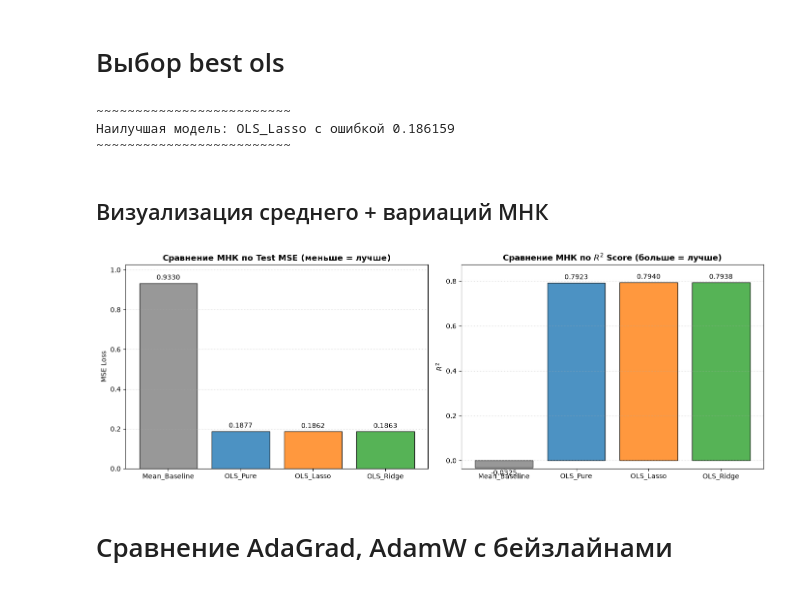
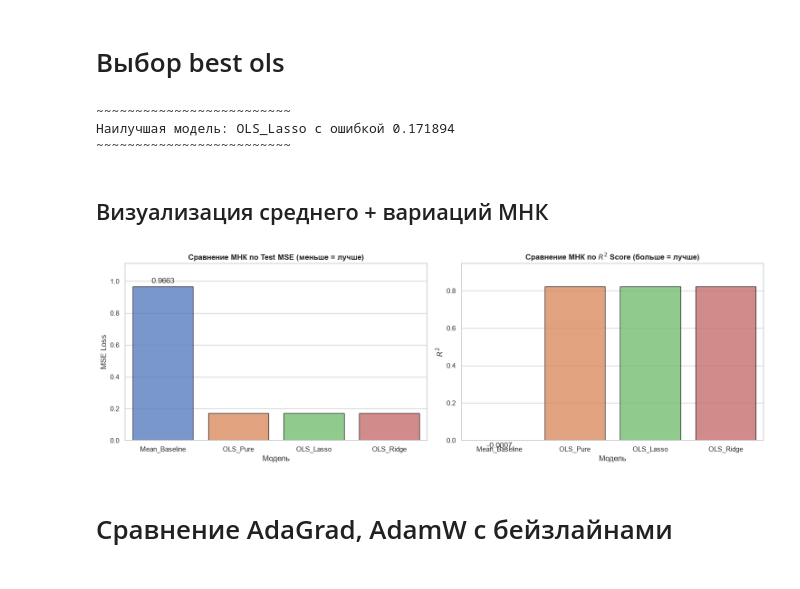
Before and after one commit to Roman1R/Various_Linear_Regression_Factors, a Jupyter notebook: Adagrad_AdamW_Optimizer/ResearchFinal01.ipynb, the cells around one changed output. Cells and saved outputs as stored; diff of their text form; code cells hidden in the pictures.

Commit message:
исправлены графики, добавлено больше сравнительных графиков

```diff
--- a/Adagrad_AdamW_Optimizer/ResearchFinal01.ipynb
+++ b/Adagrad_AdamW_Optimizer/ResearchFinal01.ipynb
@@ -34,9 +35,9 @@ import matplotlib.pyplot as plt
 # %%
 CONFIG = {
-    "EPOCHS": 200,                         # Количество эпох обучения
-    "BATCH_SIZE": 64,                      # Размер мини-батча
-    "LEARNING_RATES": [0.01, 0.05, 0.1],   # Список темпов обучения (lr)
-    "LAMBDAS": [0.0001, 0.001, 0.01, 0.1], # Падает до 0, если reg == None
+    "EPOCHS": 200,
+    "BATCH_SIZE": 64,
+    "LEARNING_RATES": [0.001, 0.01, 0.05, 0.1],
+    "LAMBDAS": [], # Падает до 0, если reg == None
     "REG_TYPES": ["L1", "L2", "None"],
     "OPTIMIZERS": ["AdaGrad", "AdamW"],
     "SEED": 67,
@@ -416,7 +500,6 @@ def evaluate_model_all_scales(y_pred_scaled, num_features, zeroed_count):
         "Sparsity": (zeroed_count / num_features) * 100,
         "preds_orig": y_pred_original
     }
-
 
 # подгонка истинных значений
 y_test_scaled_flat = y_test_scaled.flatten()
@@ -461,44 +544,41 @@ for lmbda in CONFIG["LAMBDAS"]:
 ols_metrics["OLS_Ridge"] = evaluate_model_all_scales(best_ridge_pred, p_features, 0)
 
 # выбор лучшей модели по логарифмическому MSE
-models_keys = ols_metrics.keys()
+models_keys = [k for k in ols_metrics.keys() if k != "Mean_Baseline"]
 best_ols_model = min(models_keys, key=lambda m: ols_metrics[m]["MSE"])
 print(f"{'~'*25}\nНаилучшая модель: {best_ols_model} с ошибкой {ols_metrics[best_ols_model]['MSE']:.6f}\n{'~'*25}")
 # %% [output]
 ~~~~~~~~~~~~~~~~~~~~~~~~~
-Наилучшая модель: OLS_Lasso с ошибкой 0.186159
+Наилучшая модель: OLS_Lasso с ошибкой 0.171894
 ~~~~~~~~~~~~~~~~~~~~~~~~~
 # %% [markdown]
 ## Визуализация среднего + вариаций МНК
 # %%
-models_keys = list(ols_metrics.keys())
-mse_values = [ols_metrics[k]["MSE"] for k in models_keys]
-r2_values = [ols_metrics[k]["R2"] for k in models_keys]
+df_ols = pd.DataFrame.from_dict(ols_metrics, orient='index').reset_index()
+df_ols = df_ols.rename(columns={'index': 'Model'})
 
-fig, (ax1, ax2) = plt.subplots(1, 2, figsize=(14, 5))
-colors_v = ['#7f7f7f', '#1f77b4', '#ff7f0e', '#2ca02c']
+sns.set_theme(style="whitegrid")
+fig, (ax1, ax2) = plt.subplots(1, 2, figsize=(15, 5))
 
-# левый график (MSE)
-bars1 = ax1.bar(models_keys, mse_values, color=colors_v, alpha=0.8, edgecolor='black')
-ax1.set_title("Сравнение МНК по Test MSE (меньше = лучше)", fontweight='bold')
+sns.barplot(data=df_ols, x="Model", y="MSE", hue="Model", ax=ax1, palette="muted", edgecolor='black', alpha=0.8, legend=False)
+ax1.set_title("Сравнение МНК по Test MSE (меньше = лучше)", fontweight='bold', fontsize=12)
 ax1.set_ylabel("MSE Loss")
-ax1.grid(axis='y', linestyle=':', alpha=0.6)
-ax1.bar_label(bars1, padding=3, fmt='%.4f')
+ax1.set_xlabel("Модель")
+ax1.bar_label(ax1.containers[0], padding=3, fmt='%.4f')
 
-# Правый график (R2)
-bars2 = ax2.bar(models_keys, r2_values, color=colors_v, alpha=0.8, edgecolor='black')
-ax2.set_title("Сравнение МНК по $R^2$ Score (больше = лучше)", fontweight='bold')
+sns.barplot(data=df_ols, x="Model", y="R2", hue="Model", ax=ax2, palette="muted", edgecolor='black', alpha=0.8, legend=False)
+ax2.set_title("Сравнение МНК по $R^2$ Score (больше = лучше)", fontweight='bold', fontsize=12)
 ax2.set_ylabel("$R^2$")
-ax2.grid(axis='y', linestyle=':', alpha=0.6)
-ax2.bar_label(bars2, padding=3, fmt='%.4f')
+ax2.set_xlabel("Модель")
+ax2.bar_label(ax2.containers[0], padding=3, fmt='%.4f')
 
-ax1.set_ylim(0, max(mse_values) * 1.1)
-ax2.set_ylim(min(r2_values) * 1.1 if min(r2_values) < 0 else 0, max(r2_values) * 1.1)
+ax1.set_ylim(0, df_ols["MSE"].max() * 1.15)
+ax2.set_ylim(min(df_ols["R2"].min() * 1.15, 0), df_ols["R2"].max() * 1.15)
 
 plt.tight_layout()
 plt.show()
 # %% [output]
-[figure, old version]
+[figure, new version]
 # %% [markdown]
 # Сравнение AdaGrad, AdamW с бейзлайнами
 # %%
```
Also changed, not shown: parts of 18 cells of this notebook.
